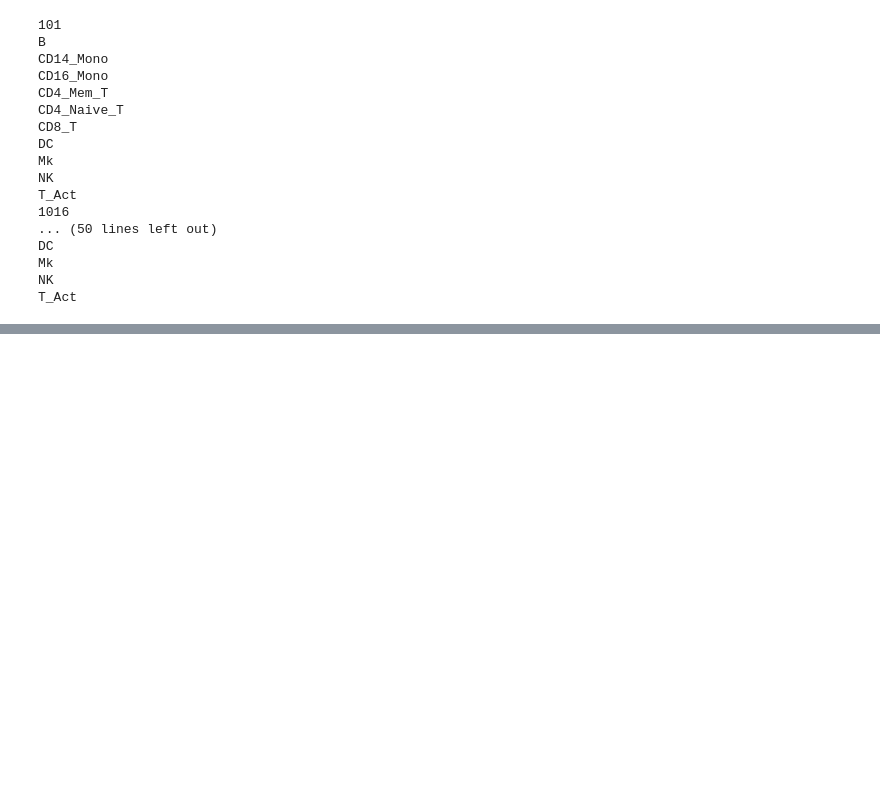
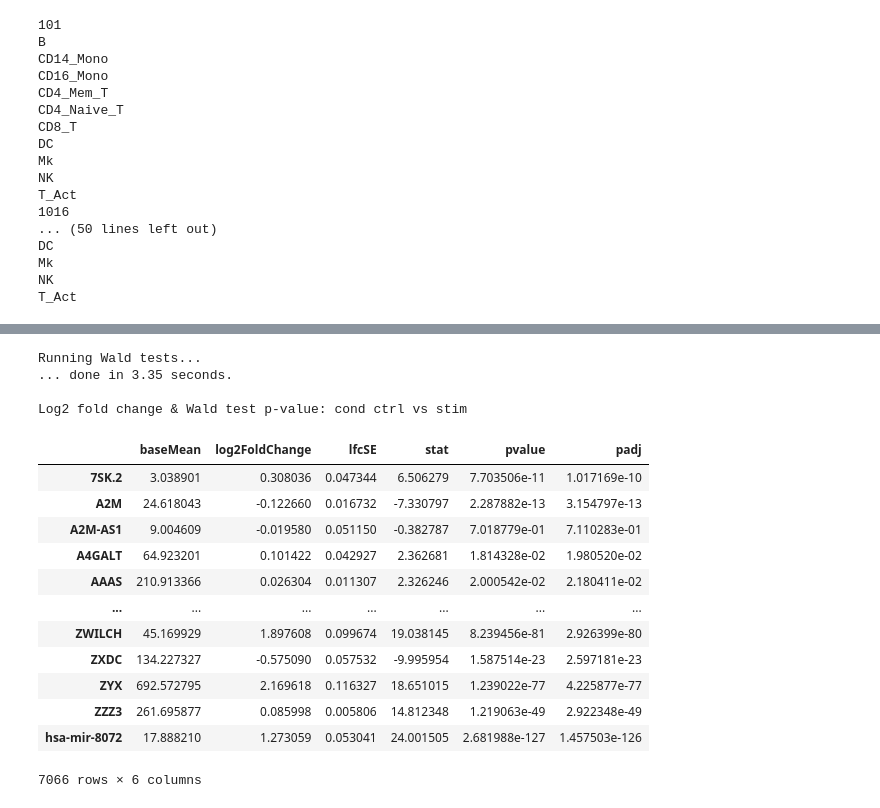
Before and after one commit to greenelab/sc_bulk_ood, a Jupyter notebook: exploratory_experiments/kang_linear_intrpol.ipynb, the cells around one changed output, grey strips where cells are left out. Drawn from its saved outputs; the diff is of its cells as text; code cells hidden in the pictures; blank space fills up the shorter version.

```diff
--- a/exploratory_experiments/kang_linear_intrpol.ipynb
+++ b/exploratory_experiments/kang_linear_intrpol.ipynb
@@ -542,0 +624,16 @@ cell_type_specific_r2.to_csv(pearson_res_file, index=False)
+# %%
+b_idx = np.where(meta_DESeq.cell_type == "CD14_Mono")[0]
+de_proj_b = de_proj.iloc[b_idx,]
+meta_DESeq_b = meta_DESeq.iloc[b_idx,]
+
+new_index = ["samp_" + str(s) for s in range(len(b_idx))]
+de_proj_b.index = new_index
+meta_DESeq_b.index = new_index
+
+
+dds_proj_B = DeseqDataSet(
+    counts=de_proj_b,
+    clinical=meta_DESeq_b,
+    design_factors=["cond", "sample_id"],
+    refit_cooks=True
+)
@@ -542,0 +667,22 @@ cell_type_specific_r2.to_csv(pearson_res_file, index=False)
+# %%
+b_proj_res = DeseqStats(dds_proj_B, contrast=["cond", "ctrl", "stim"])
+# %%
+b_proj_res.summary()
+# %% [output]
+Running Wald tests...
+... done in 3.35 seconds.
+
+Log2 fold change & Wald test p-value: cond ctrl vs stim
+|  | baseMean | log2FoldChange | lfcSE | stat | pvalue | padj |
+| 7SK.2 | 3.038901 | 0.308036 | 0.047344 | 6.506279 | 7.703506e-11 | 1.017169e-10 |
+| A2M | 24.618043 | -0.122660 | 0.016732 | -7.330797 | 2.287882e-13 | 3.154797e-13 |
+| A2M-AS1 | 9.004609 | -0.019580 | 0.051150 | -0.382787 | 7.018779e-01 | 7.110283e-01 |
+| A4GALT | 64.923201 | 0.101422 | 0.042927 | 2.362681 | 1.814328e-02 | 1.980520e-02 |
+| AAAS | 210.913366 | 0.026304 | 0.011307 | 2.326246 | 2.000542e-02 | 2.180411e-02 |
+| ... | ... | ... | ... | ... | ... | ... |
+| ZWILCH | 45.169929 | 1.897608 | 0.099674 | 19.038145 | 8.239456e-81 | 2.926399e-80 |
+| ZXDC | 134.227327 | -0.575090 | 0.057532 | -9.995954 | 1.587514e-23 | 2.597181e-23 |
+| ZYX | 692.572795 | 2.169618 | 0.116327 | 18.651015 | 1.239022e-77 | 4.225877e-77 |
+| ZZZ3 | 261.695877 | 0.085998 | 0.005806 | 14.812348 | 1.219063e-49 | 2.922348e-49 |
+| hsa-mir-8072 | 17.888210 | 1.273059 | 0.053041 | 24.001505 | 2.681988e-127 | 1.457503e-126 |
+7066 rows × 6 columns
```
Also changed, not shown: parts of 26 cells of this notebook.
